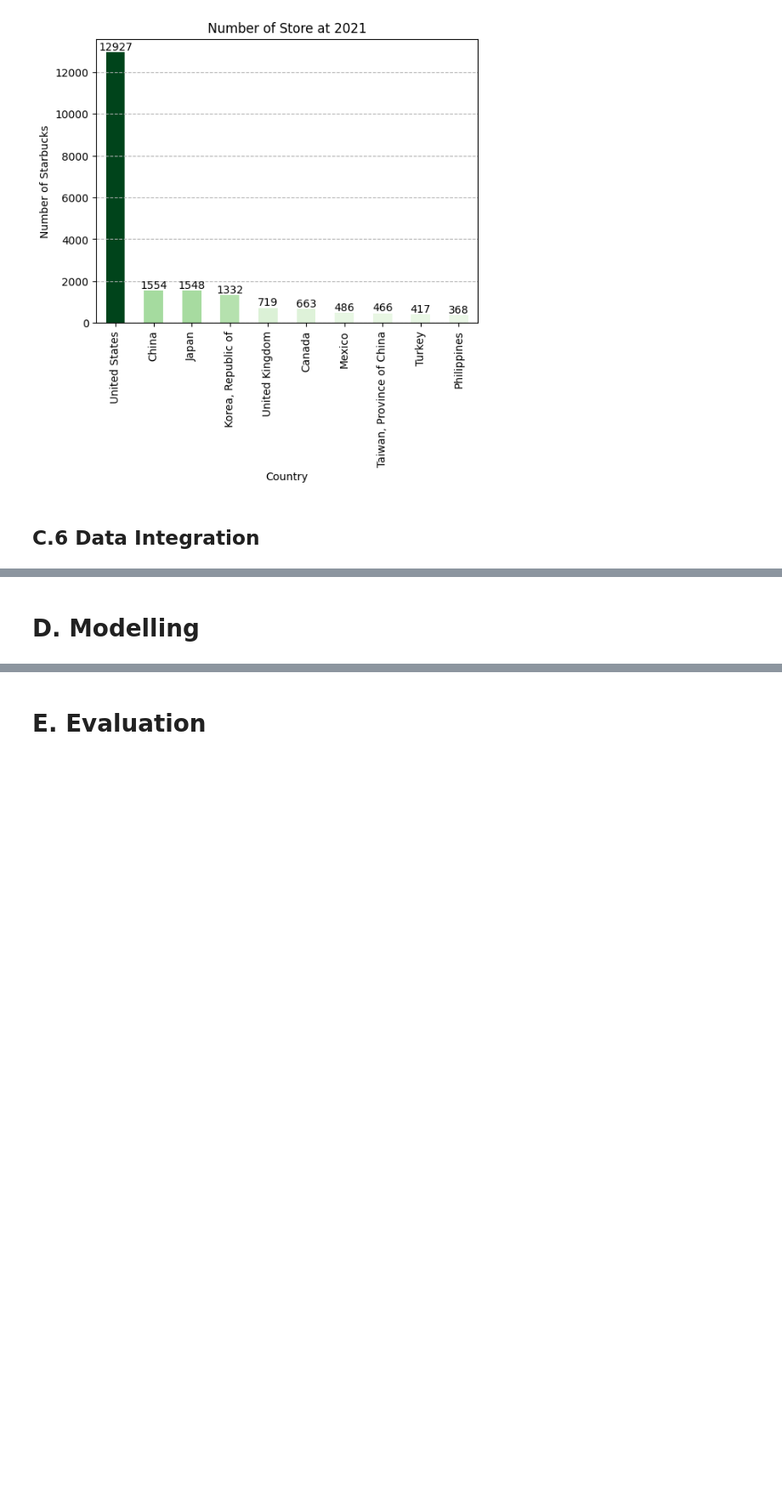
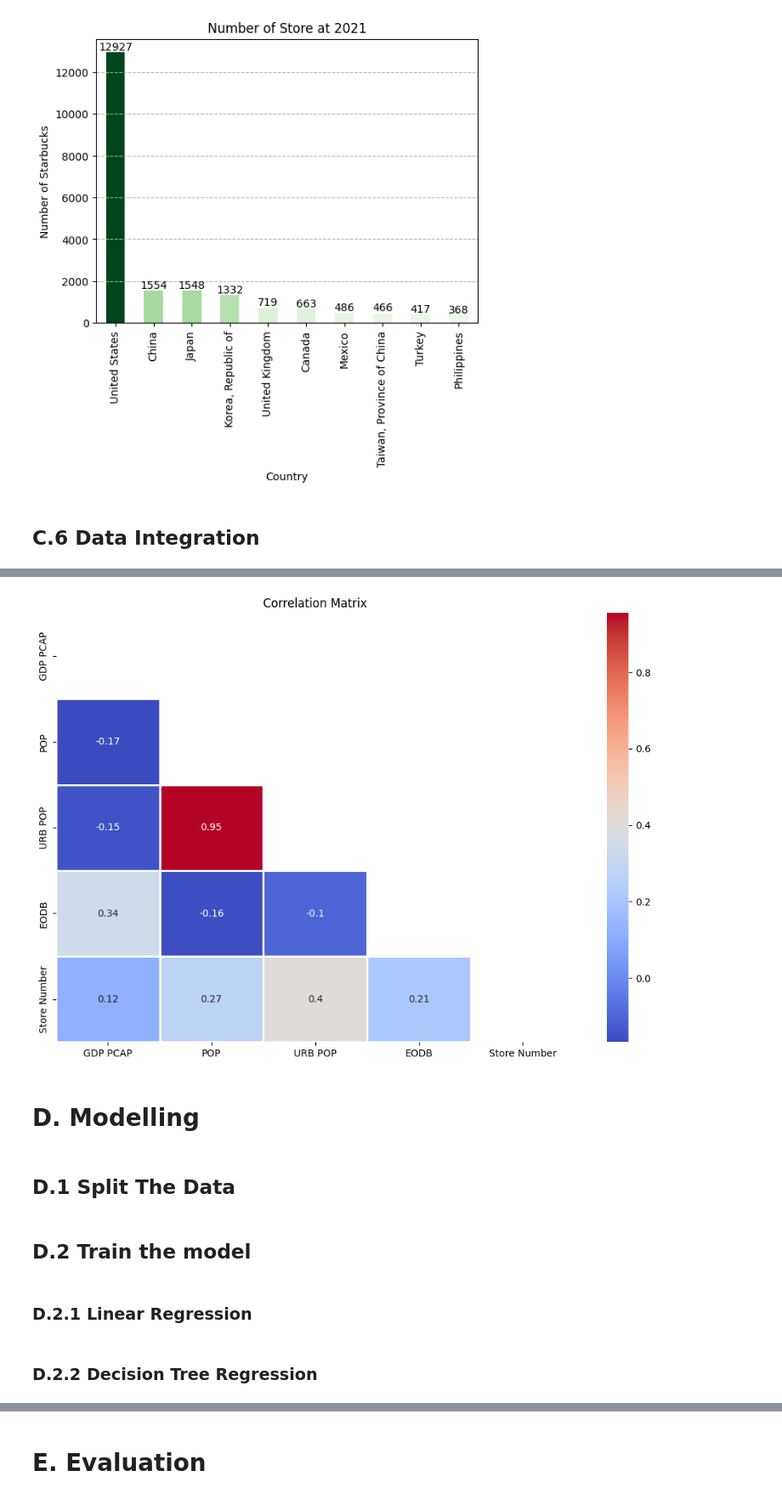
Before and after one commit to HalisManaz/Data-Analysis-and-Machine-Learning-Portfolio-Project-Starbucks-Worldwide-Locations, a Jupyter notebook: starbucks_worldwide_locations_notebook.ipynb, the cells around one changed output, grey strips where cells are left out. Shown at 85% size. Cells and saved outputs as stored; diff of their text form; code cells hidden in the pictures; blank space fills up the shorter version.

Commit message:
Subtitles are added to modelling part

```diff
--- a/starbucks_worldwide_locations_notebook.ipynb
+++ b/starbucks_worldwide_locations_notebook.ipynb
@@ -533,3 +533,13 @@ plt.show()
 [figure]
 # %% [markdown]
 ## C.6 Data Integration
+# %%
+number_of_starbucks['Country'] = number_of_starbucks['Country'].apply(lambda country: pcc.country_alpha2_to_country_name(country))
+number_of_starbucks['Country'] = number_of_starbucks['Country'].apply(lambda country: pcc.country_name_to_country_alpha3(country))
+# %%
+number_of_starbucks = pd.merge(number_of_starbucks, gdp_pcap, on='Country', how='inner')
+number_of_starbucks = pd.merge(number_of_starbucks, population, on='Country', how='inner')
+number_of_starbucks = pd.merge(number_of_starbucks, ease_of_business, on='Country', how='inner')
+number_of_starbucks = pd.merge(number_of_starbucks, urban_population, on='Country', how='left')
+# %%
+number_of_starbucks = number_of_starbucks[['Country', 'GDP PCAP', 'POP', 'URB POP', 'EODB', 'Store Number']]
@@ -536,2 +578,20 @@ plt.show()
+# %%
+mask = np.zeros_like(number_of_starbucks.corr(numeric_only=True))
+mask[np.triu_indices_from(mask)] = True
+components = ['GDP PCAP', 'POP', 'URB POP', 'EODB', 'Store Number']
+sns.heatmap(number_of_starbucks.corr(numeric_only=True), annot=True, cmap="coolwarm", linewidths=0.75, mask = mask, xticklabels= components, yticklabels= components)
+plt.title('Correlation Matrix')
+plt.gcf().set_size_inches(12, 8)
+plt.show()
+# %% [output]
+[figure, added]
 # %% [markdown]
 # D. Modelling
+# %% [markdown]
+## D.1 Split The Data
+# %% [markdown]
+## D.2 Train the model
+# %% [markdown]
+### D.2.1 Linear Regression
+# %% [markdown]
+### D.2.2 Decision Tree Regression
```
Also changed, not shown: parts of 5 cells of this notebook.
